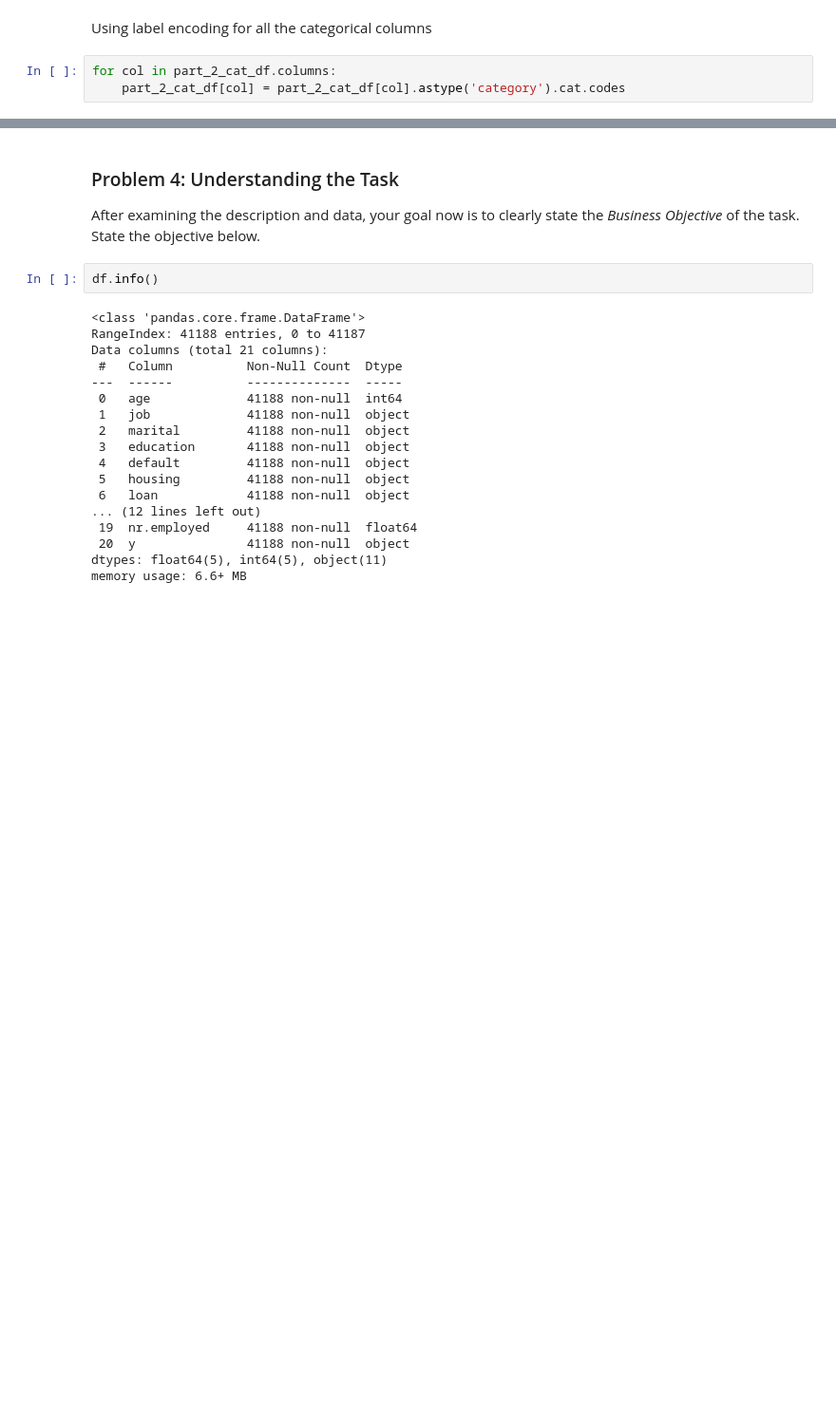
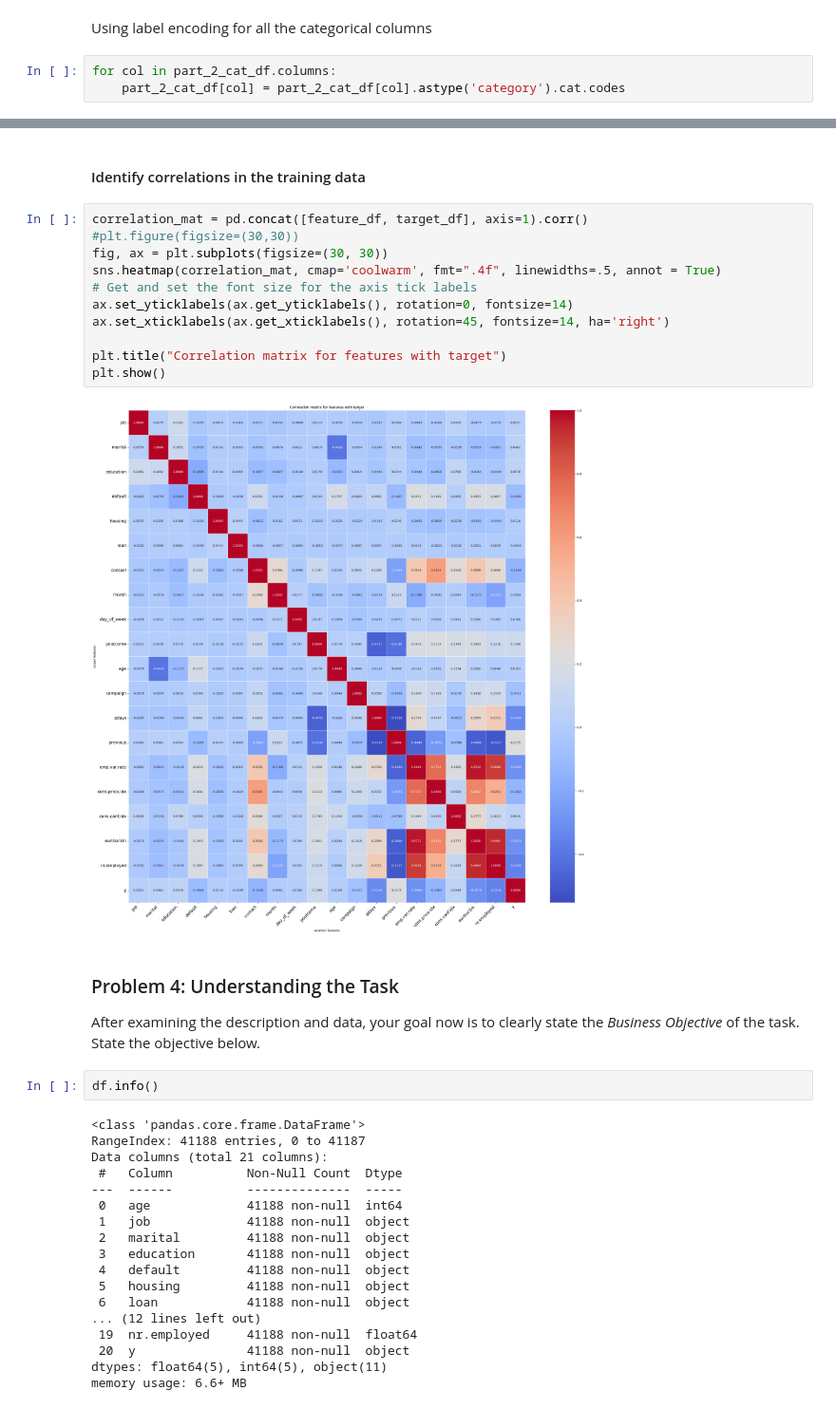
Before and after one commit to hemant280/comparing-classifiers, a Jupyter notebook: analysis.ipynb, the cells around one changed output, grey strips where cells are left out. Shown at 95% size. Saved outputs shown, nothing was run; the diff lists cells and outputs as text; blank space fills up the shorter version.

Commit message:
requirement.txt and correlation analysis

```diff
--- a/analysis.ipynb
+++ b/analysis.ipynb
@@ -291,3 +329,18 @@ part_2_cat_df.head()
+# %% [markdown]
+#### Identify correlations in the training data
+# %%
+correlation_mat = pd.concat([feature_df, target_df], axis=1).corr()
+#plt.figure(figsize=(30,30))
+fig, ax = plt.subplots(figsize=(30, 30))
+sns.heatmap(correlation_mat, cmap='coolwarm', fmt=".4f", linewidths=.5, annot = True)
+# Get and set the font size for the axis tick labels
+ax.set_yticklabels(ax.get_yticklabels(), rotation=0, fontsize=14)
+ax.set_xticklabels(ax.get_xticklabels(), rotation=45, fontsize=14, ha='right')
+
+plt.title("Correlation matrix for features with target")
+plt.show()
+# %% [output]
+[figure, added]
 # %% [markdown]
 ### Problem 4: Understanding the Task
 
```
Also changed, not shown: parts of 7 cells of this notebook, 4 other files.
